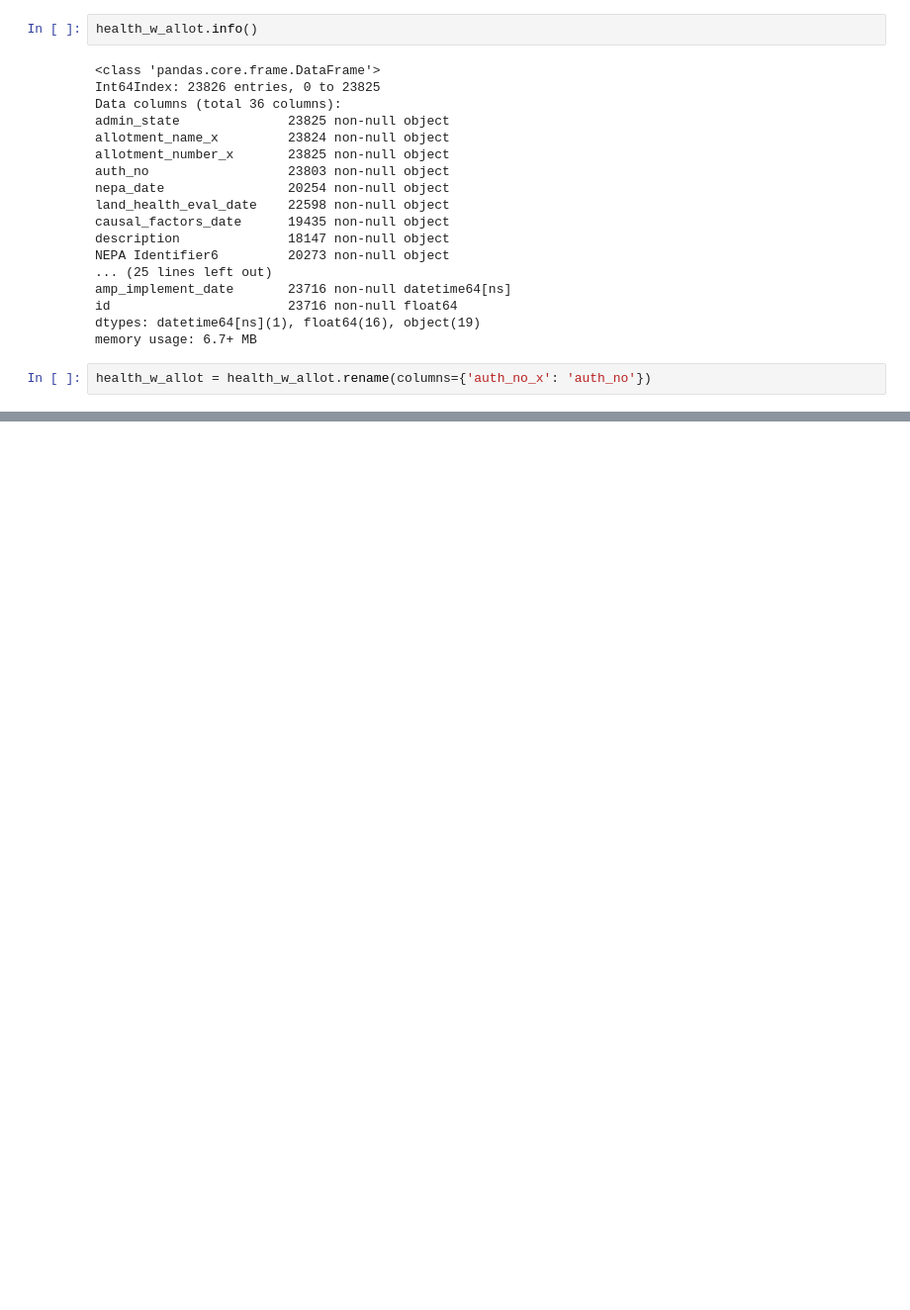
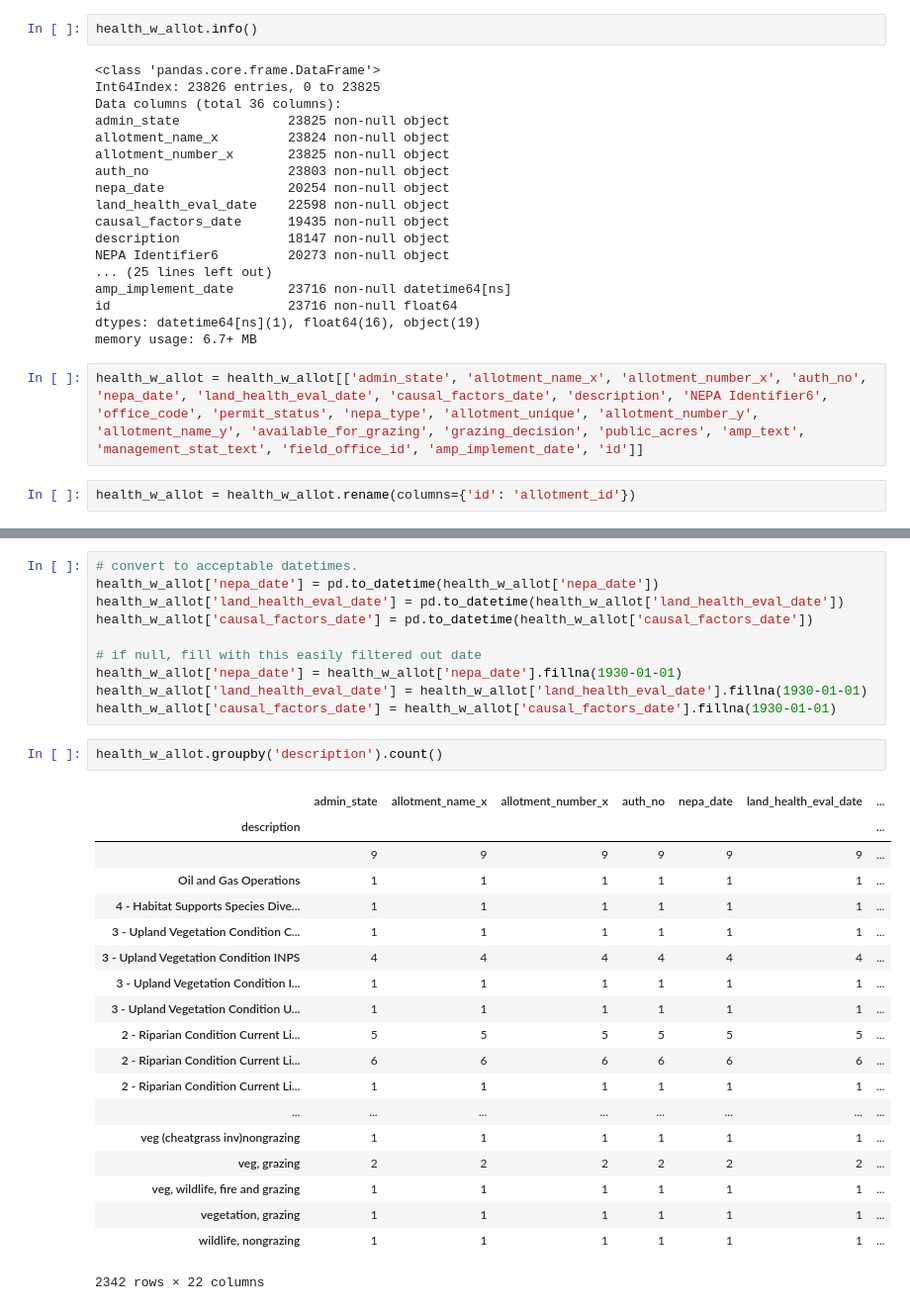
Before and after one commit to Oregon-Public-Broadcasting/rangeland, a Jupyter notebook: processing.ipynb, the cells around one changed output, grey strips where cells are left out. Shown: that part at 99% size. Cells and saved outputs as stored; diff of their text form; blank space fills up the shorter version.

Commit message:
changes to layermapping and health talbe

```diff
--- a/processing.ipynb
+++ b/processing.ipynb
@@ -605,5 +567,7 @@ amp_implement_date       23716 non-null datetime64[ns]
 id                       23716 non-null float64
 dtypes: datetime64[ns](1), float64(16), object(19)
 memory usage: 6.7+ MB
+# %%
+health_w_allot = health_w_allot[['admin_state', 'allotment_name_x', 'allotment_number_x', 'auth_no', 'nepa_date', 'land_health_eval_date', 'causal_factors_date', 'description', 'NEPA Identifier6', 'office_code', 'permit_status', 'nepa_type', 'allotment_unique', 'allotment_number_y', 'allotment_name_y', 'available_for_grazing', 'grazing_decision', 'public_acres', 'amp_text', 'management_stat_text', 'field_office_id', 'amp_implement_date', 'id']]
 # %%
-health_w_allot = health_w_allot.rename(columns={'auth_no_x': 'auth_no'})
+health_w_allot = health_w_allot.rename(columns={'id': 'allotment_id'})
@@ -638,0 +594,32 @@ memory usage: 6.9+ MB
+# %%
+# convert to acceptable datetimes.
+health_w_allot['nepa_date'] = pd.to_datetime(health_w_allot['nepa_date'])
+health_w_allot['land_health_eval_date'] = pd.to_datetime(health_w_allot['land_health_eval_date'])
+health_w_allot['causal_factors_date'] = pd.to_datetime(health_w_allot['causal_factors_date'])
+
+# if null, fill with this easily filtered out date
+health_w_allot['nepa_date'] = health_w_allot['nepa_date'].fillna(1930-01-01)
+health_w_allot['land_health_eval_date'] = health_w_allot['land_health_eval_date'].fillna(1930-01-01)
+health_w_allot['causal_factors_date'] = health_w_allot['causal_factors_date'].fillna(1930-01-01)
+# %%
+health_w_allot.groupby('description').count()
+# %% [output]
+|  | admin_state | allotment_name_x | allotment_number_x | auth_no | nepa_date | land_health_eval_date | ... |
+| description |  |  |  |  |  |  | ... |
+|  | 9 | 9 | 9 | 9 | 9 | 9 | ... |
+| Oil and Gas Operations | 1 | 1 | 1 | 1 | 1 | 1 | ... |
+| 4 - Habitat Supports Species Dive... | 1 | 1 | 1 | 1 | 1 | 1 | ... |
+| 3 - Upland Vegetation Condition C... | 1 | 1 | 1 | 1 | 1 | 1 | ... |
+| 3 - Upland Vegetation Condition INPS | 4 | 4 | 4 | 4 | 4 | 4 | ... |
+| 3 - Upland Vegetation Condition I... | 1 | 1 | 1 | 1 | 1 | 1 | ... |
+| 3 - Upland Vegetation Condition U... | 1 | 1 | 1 | 1 | 1 | 1 | ... |
+| 2 - Riparian Condition Current Li... | 5 | 5 | 5 | 5 | 5 | 5 | ... |
+| 2 - Riparian Condition Current Li... | 6 | 6 | 6 | 6 | 6 | 6 | ... |
+| 2 - Riparian Condition Current Li... | 1 | 1 | 1 | 1 | 1 | 1 | ... |
+| ... | ... | ... | ... | ... | ... | ... | ... |
+| veg (cheatgrass inv)nongrazing | 1 | 1 | 1 | 1 | 1 | 1 | ... |
+| veg, grazing | 2 | 2 | 2 | 2 | 2 | 2 | ... |
+| veg, wildlife, fire and grazing | 1 | 1 | 1 | 1 | 1 | 1 | ... |
+| vegetation, grazing | 1 | 1 | 1 | 1 | 1 | 1 | ... |
+| wildlife, nongrazing | 1 | 1 | 1 | 1 | 1 | 1 | ... |
+2342 rows × 22 columns
```
Also changed, not shown: parts of 22 cells of this notebook, 13 other files.
